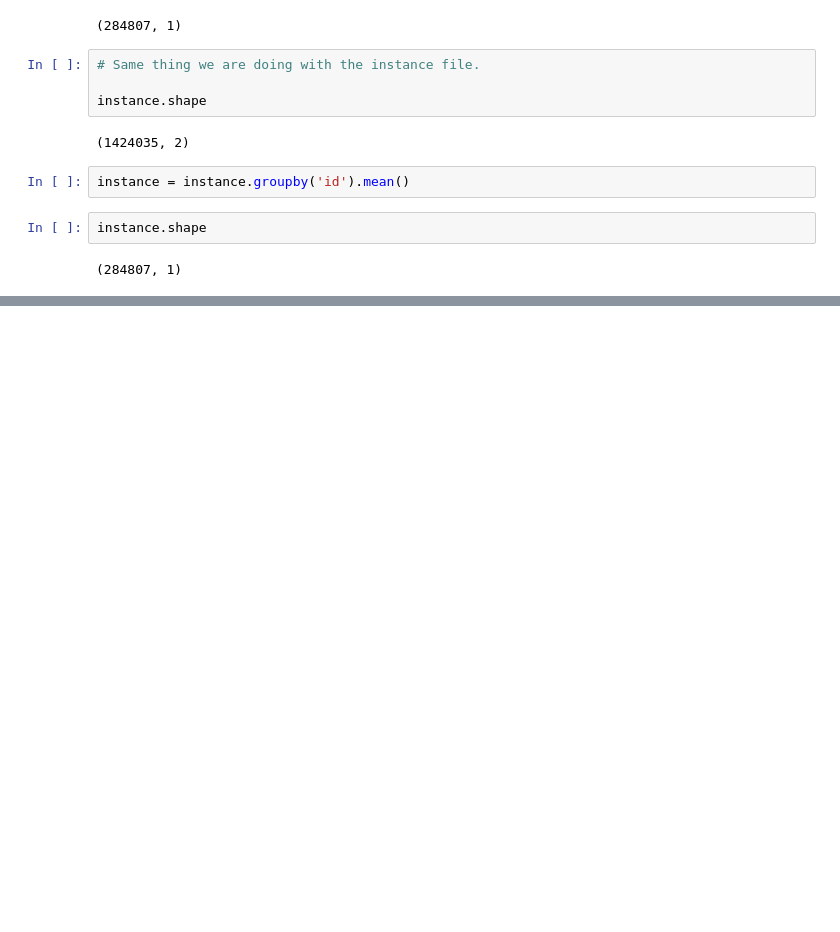
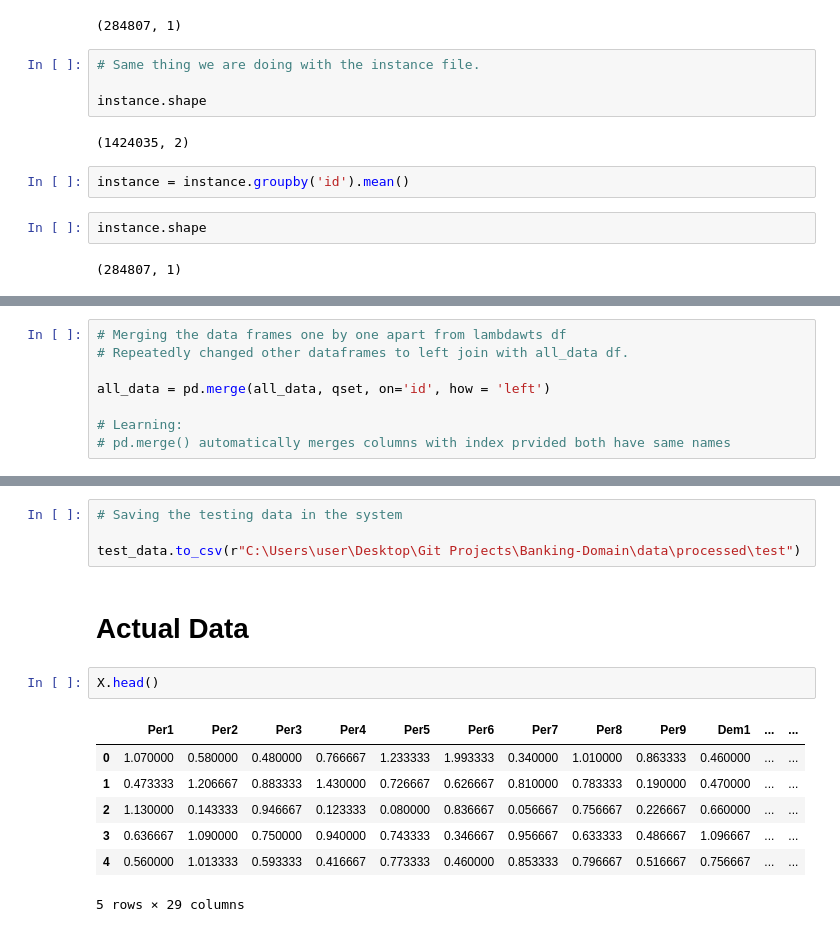
Before and after one commit to bikramcodes/Fraud-Transaction-Detector, a Jupyter notebook: notebooks/data_exploration.ipynb, the cells around one changed output, grey strips where cells are left out. Cells and saved outputs as stored; diff of their text form; blank space fills up the shorter version.

```diff
--- a/notebooks/data_exploration.ipynb
+++ b/notebooks/data_exploration.ipynb
@@ -427,0 +456,8 @@ lambdawts.shape
+# %%
+# Merging the data frames one by one apart from lambdawts df
+# Repeatedly changed other dataframes to left join with all_data df.
+
+all_data = pd.merge(all_data, qset, on='id', how = 'left')
+
+# Learning:
+# pd.merge() automatically merges columns with index prvided both have same names
@@ -427,0 +587,16 @@ lambdawts.shape
+# %%
+# Saving the testing data in the system
+
+test_data.to_csv(r"C:\Users\user\Desktop\Git Projects\Banking-Domain\data\processed\test")
+# %% [markdown]
+# ****Actual Data****
+# %%
+X.head()
+# %% [output]
+|  | Per1 | Per2 | Per3 | Per4 | Per5 | Per6 | Per7 | Per8 | Per9 | Dem1 | ... | ... |
+| 0 | 1.070000 | 0.580000 | 0.480000 | 0.766667 | 1.233333 | 1.993333 | 0.340000 | 1.010000 | 0.863333 | 0.460000 | ... | ... |
+| 1 | 0.473333 | 1.206667 | 0.883333 | 1.430000 | 0.726667 | 0.626667 | 0.810000 | 0.783333 | 0.190000 | 0.470000 | ... | ... |
+| 2 | 1.130000 | 0.143333 | 0.946667 | 0.123333 | 0.080000 | 0.836667 | 0.056667 | 0.756667 | 0.226667 | 0.660000 | ... | ... |
+| 3 | 0.636667 | 1.090000 | 0.750000 | 0.940000 | 0.743333 | 0.346667 | 0.956667 | 0.633333 | 0.486667 | 1.096667 | ... | ... |
+| 4 | 0.560000 | 1.013333 | 0.593333 | 0.416667 | 0.773333 | 0.460000 | 0.853333 | 0.796667 | 0.516667 | 0.756667 | ... | ... |
+5 rows × 29 columns
```
Also changed, not shown: parts of 33 cells of this notebook, 3 other files.
